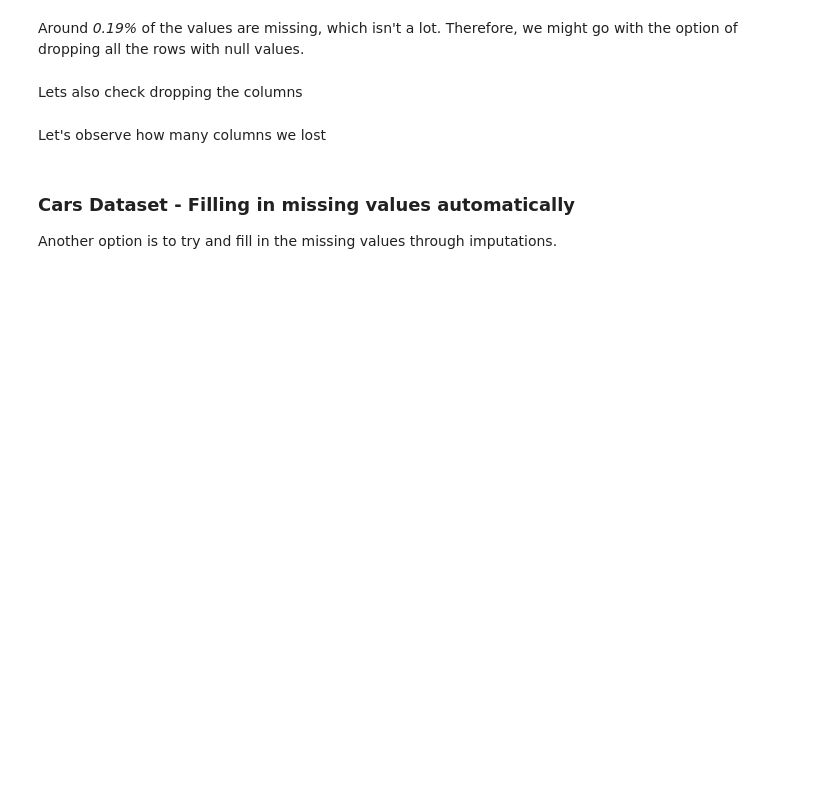
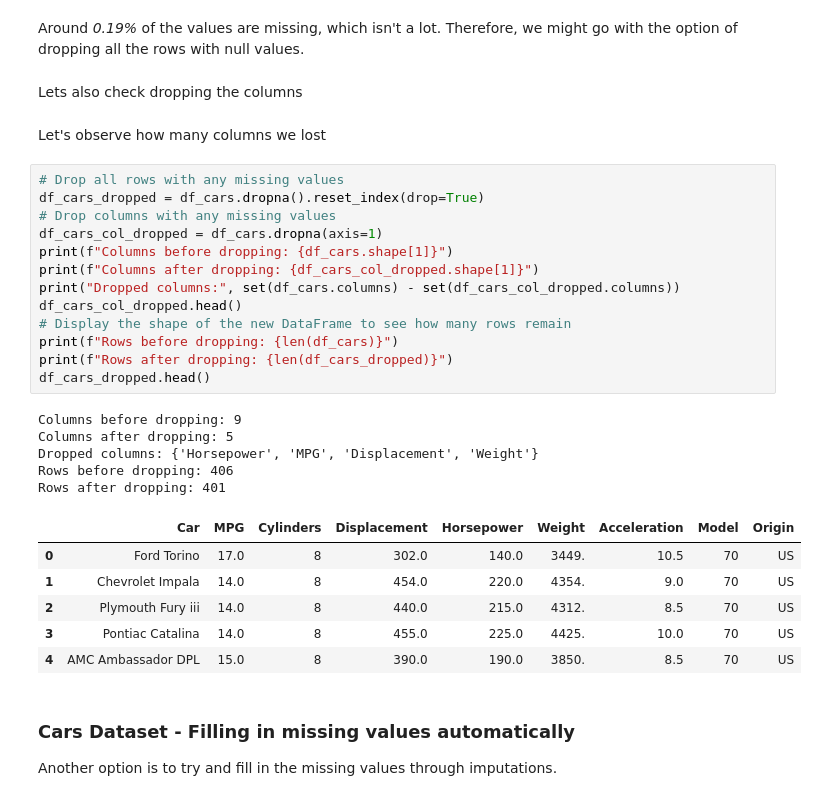
Before and after one commit to KapilBhardwaj2702/PROG8245, a Jupyter notebook: Lab4/week5Lab.ipynb, the cells around one changed output. Cells and saved outputs as stored; diff of their text form; blank space fills up the shorter version.

```diff
--- a/Lab4/week5Lab.ipynb
+++ b/Lab4/week5Lab.ipynb
@@ -229,6 +290,31 @@ Around *0.19%* of the values are missing, which isn't a lot. Therefore, we might
 Lets also check dropping the columns
 # %% [markdown]
 Let's observe how many columns we lost
+# %%
+# Drop all rows with any missing values
+df_cars_dropped = df_cars.dropna().reset_index(drop=True)
+# Drop columns with any missing values
+df_cars_col_dropped = df_cars.dropna(axis=1)
+print(f"Columns before dropping: {df_cars.shape[1]}")
+print(f"Columns after dropping: {df_cars_col_dropped.shape[1]}")
+print("Dropped columns:", set(df_cars.columns) - set(df_cars_col_dropped.columns))
+df_cars_col_dropped.head()
+# Display the shape of the new DataFrame to see how many rows remain
+print(f"Rows before dropping: {len(df_cars)}")
+print(f"Rows after dropping: {len(df_cars_dropped)}")
+df_cars_dropped.head()
+# %% [output]
+Columns before dropping: 9
+Columns after dropping: 5
+Dropped columns: {'Horsepower', 'MPG', 'Displacement', 'Weight'}
+Rows before dropping: 406
+Rows after dropping: 401
+|  | Car | MPG | Cylinders | Displacement | Horsepower | Weight | Acceleration | Model | Origin |
+| 0 | Ford Torino | 17.0 | 8 | 302.0 | 140.0 | 3449. | 10.5 | 70 | US |
+| 1 | Chevrolet Impala | 14.0 | 8 | 454.0 | 220.0 | 4354. | 9.0 | 70 | US |
+| 2 | Plymouth Fury iii | 14.0 | 8 | 440.0 | 215.0 | 4312. | 8.5 | 70 | US |
+| 3 | Pontiac Catalina | 14.0 | 8 | 455.0 | 225.0 | 4425. | 10.0 | 70 | US |
+| 4 | AMC Ambassador DPL | 15.0 | 8 | 390.0 | 190.0 | 3850. | 8.5 | 70 | US |
 # %% [markdown]
 ### **Cars Dataset - Filling in missing values automatically**
 
```
Also changed, not shown: parts of 8 cells of this notebook.
